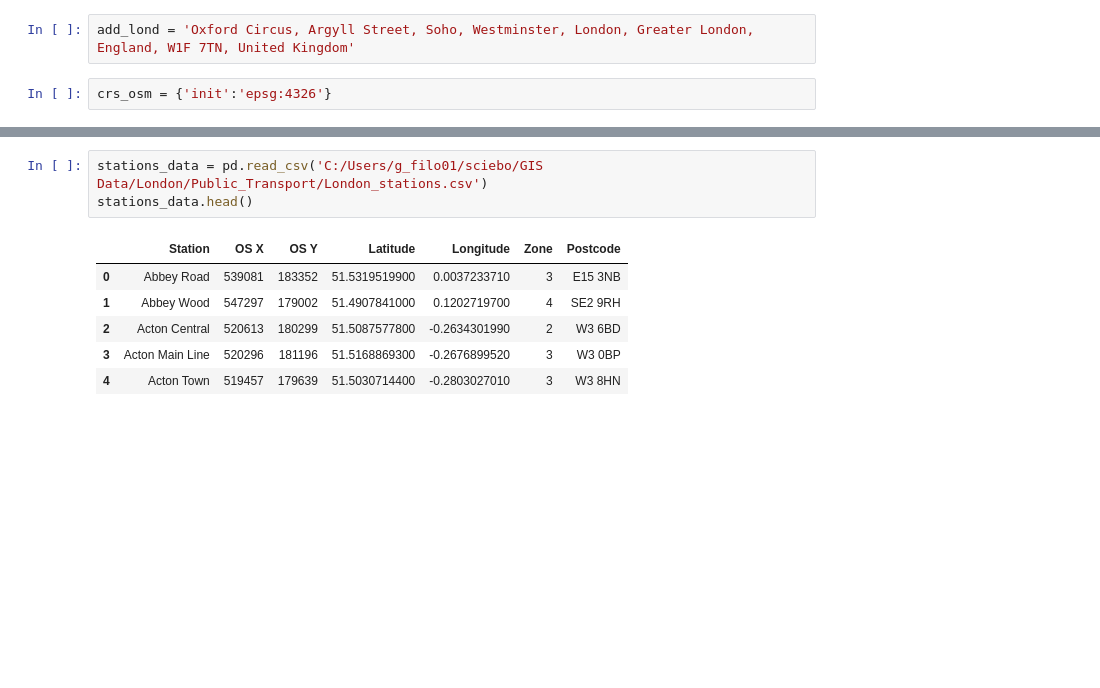
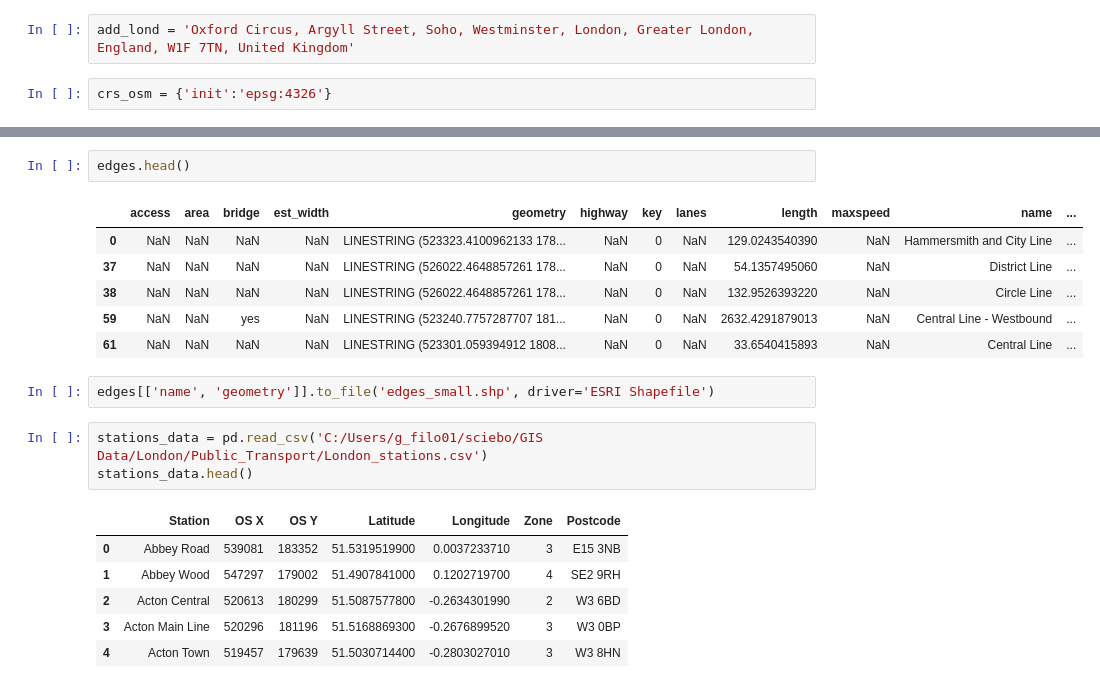
Before and after one commit to g-filomena/Computational-Image-of-the-City, a Jupyter notebook: Transport.ipynb, the cells around one changed output, grey strips where cells are left out. Saved outputs shown, nothing was run; the diff lists cells and outputs as text; blank space fills up the shorter version.

```diff
--- a/Transport.ipynb
+++ b/Transport.ipynb
@@ -46,3 +179,14 @@ edges = edges.to_crs(epsg = 27700)
+# %%
+edges.head()
+# %% [output]
+|  | access | area | bridge | est_width | geometry | highway | key | lanes | length | maxspeed | name | ... |
+| 0 | NaN | NaN | NaN | NaN | LINESTRING (523323.4100962133 178... | NaN | 0 | NaN | 129.0243540390 | NaN | Hammersmith and City Line | ... |
+| 37 | NaN | NaN | NaN | NaN | LINESTRING (526022.4648857261 178... | NaN | 0 | NaN | 54.1357495060 | NaN | District Line | ... |
+| 38 | NaN | NaN | NaN | NaN | LINESTRING (526022.4648857261 178... | NaN | 0 | NaN | 132.9526393220 | NaN | Circle Line | ... |
+| 59 | NaN | NaN | yes | NaN | LINESTRING (523240.7757287707 181... | NaN | 0 | NaN | 2632.4291879013 | NaN | Central Line - Westbound | ... |
+| 61 | NaN | NaN | NaN | NaN | LINESTRING (523301.059394912 1808... | NaN | 0 | NaN | 33.6540415893 | NaN | Central Line | ... |
+# %%
+edges[['name', 'geometry']].to_file('edges_small.shp', driver='ESRI Shapefile')
 # %%
 stations_data = pd.read_csv('C:/Users/g_filo01/sciebo/GIS Data/London/Public_Transport/London_stations.csv')
 stations_data.head()
```
Also changed, not shown: parts of 37 cells of this notebook, 24 other files.
